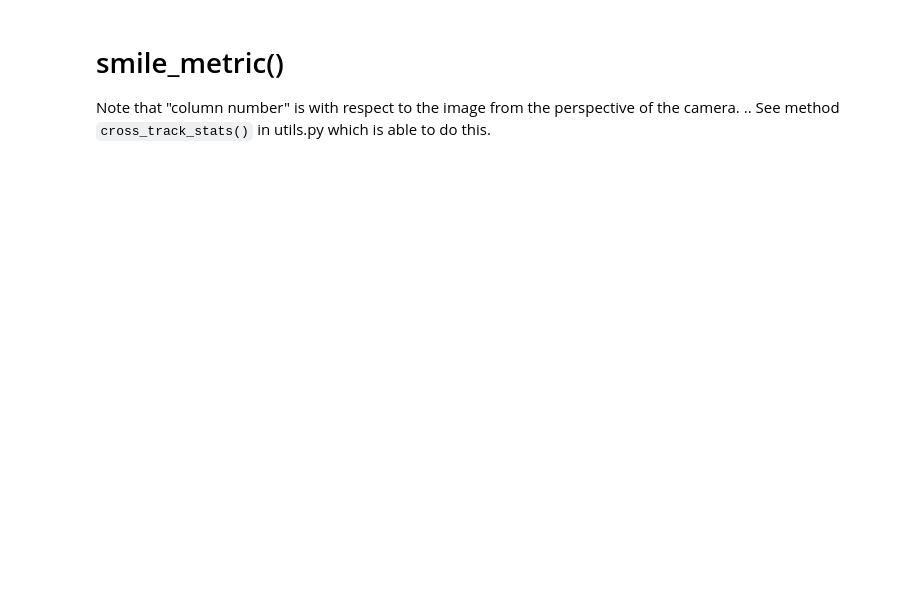
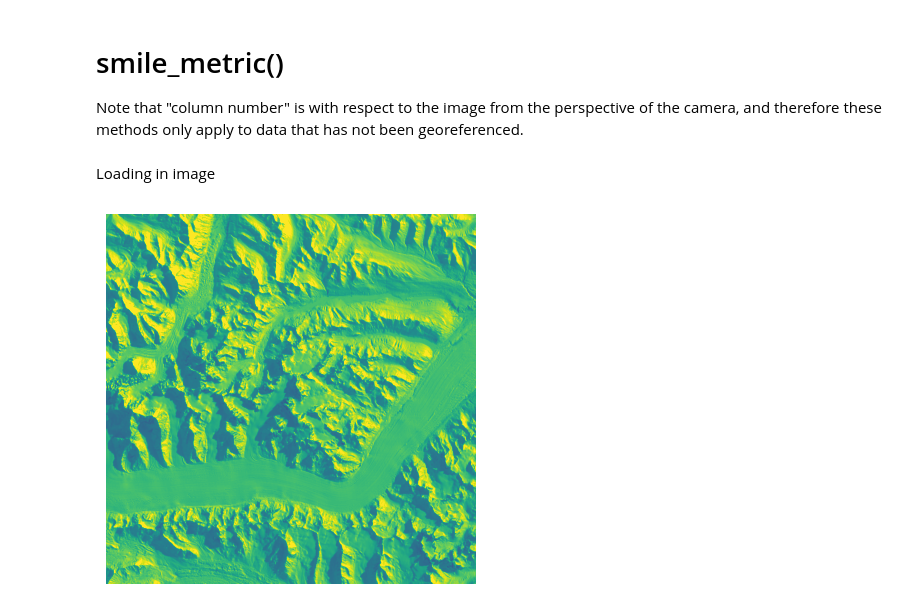
Before and after one commit to brentwilder/HyperQuest, a Jupyter notebook: tutorials/testing_smile_methods.ipynb, the cells around one changed output. Saved outputs shown, nothing was run; the diff lists cells and outputs as text; code cells hidden in the pictures; blank space fills up the shorter version.

```diff
--- a/tutorials/testing_smile_methods.ipynb
+++ b/tutorials/testing_smile_methods.ipynb
@@ -1,4 +1,6 @@
 # %% [markdown]
 # smile_metric()
 
-Note that "column number" is with respect to the image from the perspective of the camera. .. See method `cross_track_stats()` in utils.py which is able to do this.
+Note that "column number" is with respect to the image from the perspective of the camera, and therefore these methods only apply to data that has not been georeferenced.
+# %% [markdown]
+Loading in image
@@ -4,0 +16,10 @@ Note that "column number" is with respect to the image from the perspective of t
+# %%
+# Load raster
+img_path = hyperquest.get_img_path_from_hdr(hdr_path)
+array = np.array(envi.open(hdr_path, img_path).load(), dtype=np.float64)
+
+plt.imshow(array[:,:,1], vmin=0, vmax=35)
+plt.axis('off')
+plt.show()
+# %% [output]
+[figure, added]
```
Also changed, not shown: parts of 9 cells of this notebook, 3 other files.
